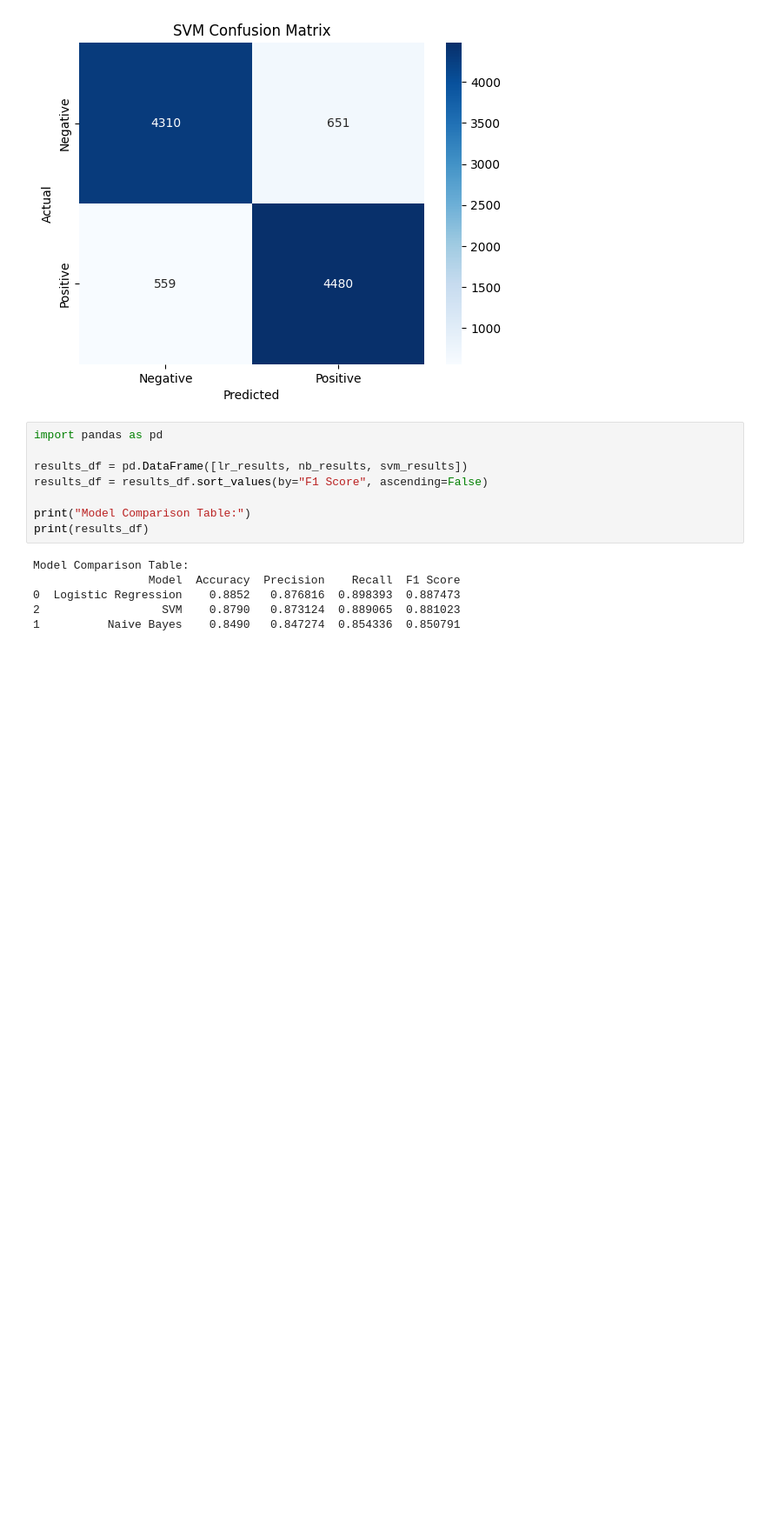
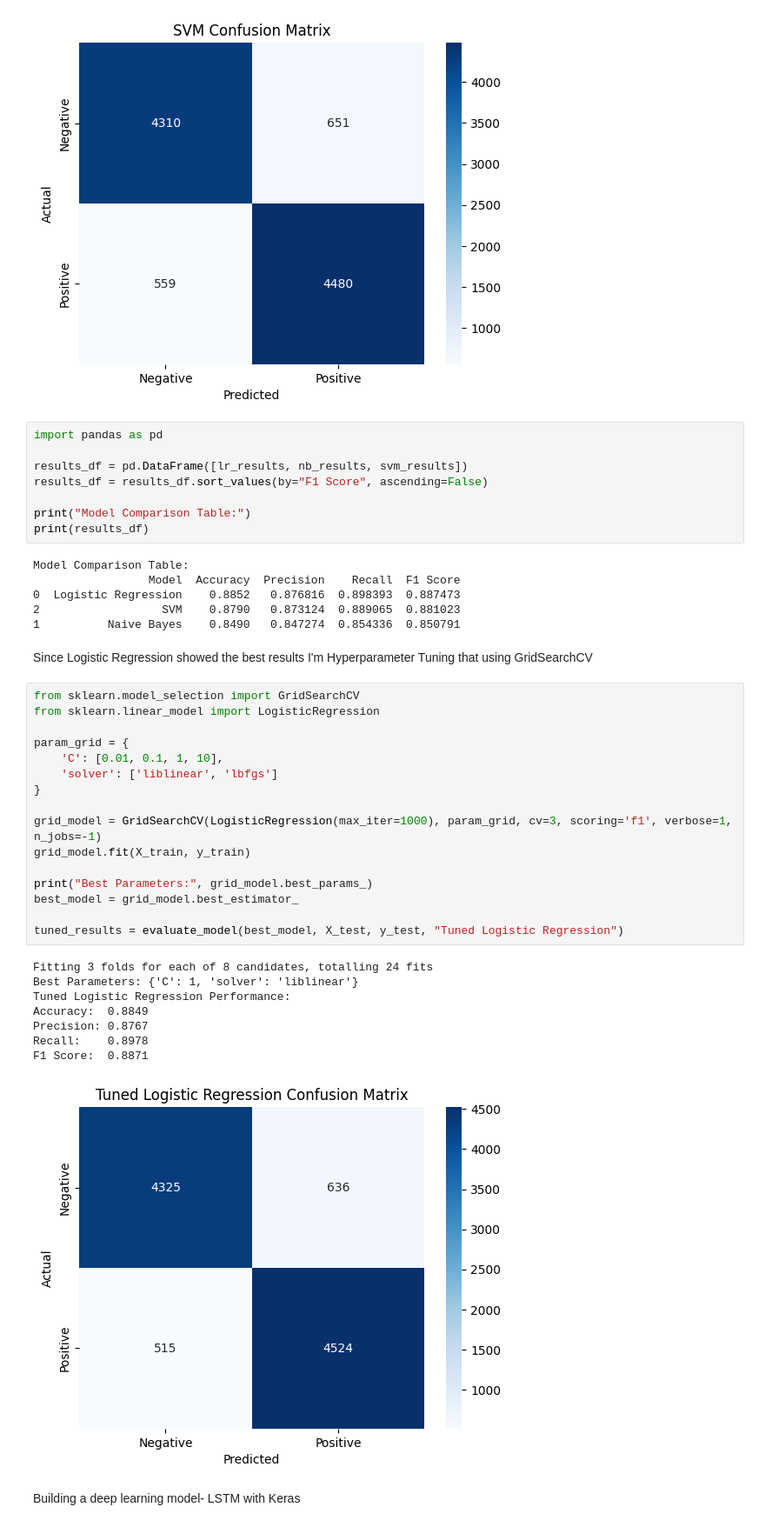
Before and after one commit to meth-nin/Movie-Review-Sentiment-Analysis-NLP, a Jupyter notebook: notebook.ipynb, the cells around one changed output. Shown at 87% size. Saved outputs shown, nothing was run; the diff lists cells and outputs as text; blank space fills up the shorter version.

Commit message:
Tuned Logistic regression and built an LSTM

```diff
--- a/notebook.ipynb
+++ b/notebook.ipynb
@@ -299,3 +299,32 @@ Model Comparison Table:
 0  Logistic Regression    0.8852   0.876816  0.898393  0.887473
 2                  SVM    0.8790   0.873124  0.889065  0.881023
 1          Naive Bayes    0.8490   0.847274  0.854336  0.850791
+# %% [markdown]
+Since Logistic Regression showed the best results I'm Hyperparameter Tuning that using GridSearchCV
+# %%
+from sklearn.model_selection import GridSearchCV
+from sklearn.linear_model import LogisticRegression
+
+param_grid = {
+    'C': [0.01, 0.1, 1, 10],
+    'solver': ['liblinear', 'lbfgs']
+}
+
+grid_model = GridSearchCV(LogisticRegression(max_iter=1000), param_grid, cv=3, scoring='f1', verbose=1, n_jobs=-1)
+grid_model.fit(X_train, y_train)
+
+print("Best Parameters:", grid_model.best_params_)
+best_model = grid_model.best_estimator_
+
+tuned_results = evaluate_model(best_model, X_test, y_test, "Tuned Logistic Regression")
+# %% [output]
+Fitting 3 folds for each of 8 candidates, totalling 24 fits
+Best Parameters: {'C': 1, 'solver': 'liblinear'}
+Tuned Logistic Regression Performance:
+Accuracy:  0.8849
+Precision: 0.8767
+Recall:    0.8978
+F1 Score:  0.8871
+[figure, added]
+# %% [markdown]
+Building a deep learning model- LSTM with Keras
```
Also changed, not shown: parts of 5 cells of this notebook.
